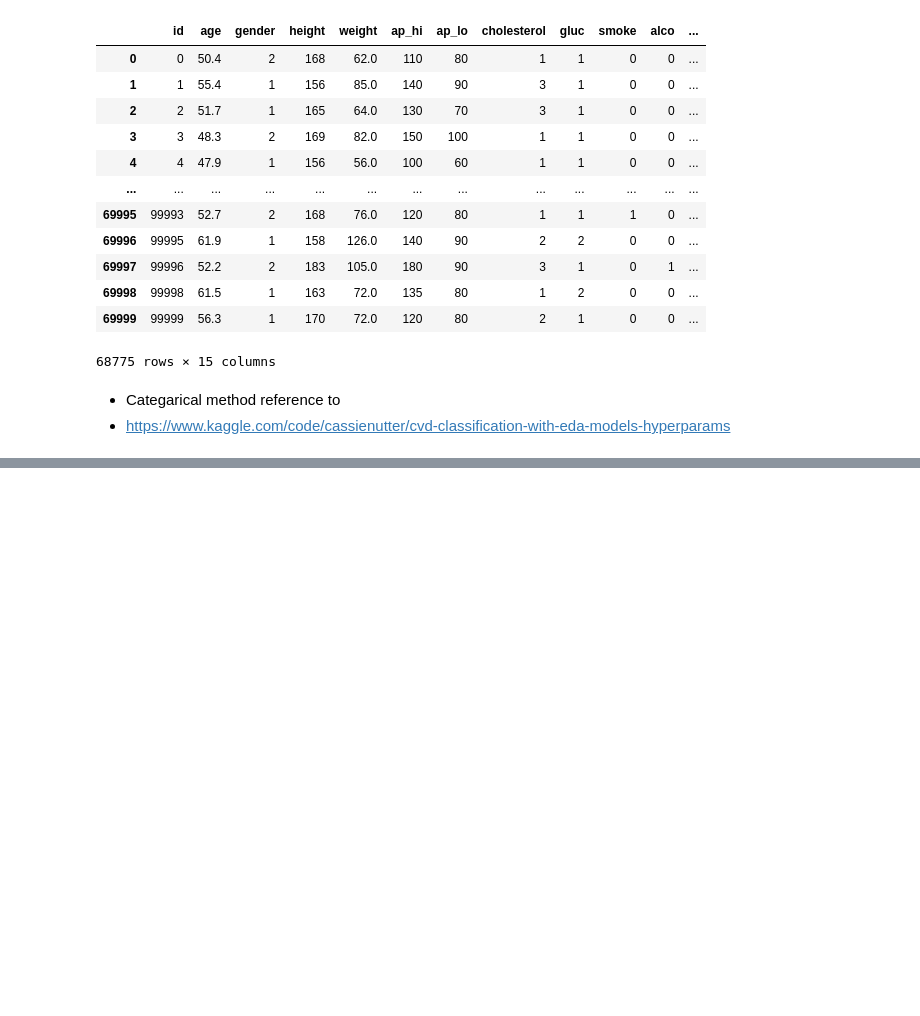
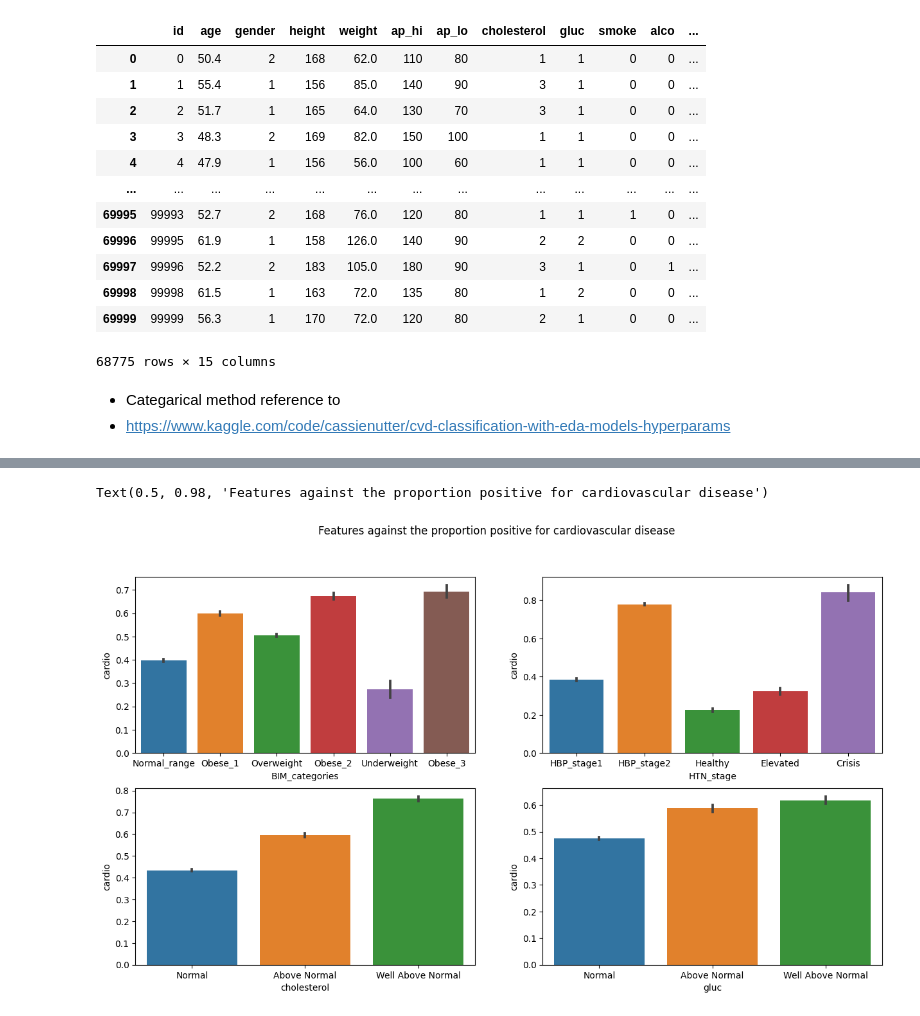
Before and after one commit to cooperhankun/Maskininlarning, a Jupyter notebook: Lab/Lab_2/Lab_2.ipynb, the cells around one changed output, grey strips where cells are left out. Drawn from its saved outputs; the diff is of its cells as text; code cells hidden in the pictures; blank space fills up the shorter version.

```diff
--- a/Lab/Lab_2/Lab_2.ipynb
+++ b/Lab/Lab_2/Lab_2.ipynb
@@ -291,0 +294,4 @@ See the caveats in the documentation: https://pandas.pydata.org/pandas-docs/stab
+# %%
+# merge two dataframe (with HTN_stage and BIM_categories) to one
+cardio_train_new = pd.merge(cardio_train_BMI, cardio_train_BP)
+cardio_train_new
@@ -291,0 +312,11 @@ See the caveats in the documentation: https://pandas.pydata.org/pandas-docs/stab
+# %%
+fig, axes = plt.subplots(2, 2, figsize=(15, 8), dpi=100)
+sns.barplot(data = cardio_train_new, x = "BIM_categories", y = "cardio", ax = axes[0,0])
+sns.barplot(data = cardio_train_new, x = "HTN_stage", y = "cardio", ax = axes[0,1])
+sns.barplot(data = cardio_train_new, x = "cholesterol", y = "cardio", ax = axes[1,0]).set_xticklabels(["Normal", "Above Normal", "Well Above Normal"])
+sns.barplot(data = cardio_train_new, x = "gluc", y = "cardio", ax = axes[1,1]).set_xticklabels(["Normal", "Above Normal", "Well Above Normal"])
+
+fig.suptitle("Features against the proportion positive for cardiovascular disease")
+# %% [output]
+Text(0.5, 0.98, 'Features against the proportion positive for cardiovascular disease')
+[figure, added]
```
Also changed, not shown: parts of 7 cells of this notebook.
